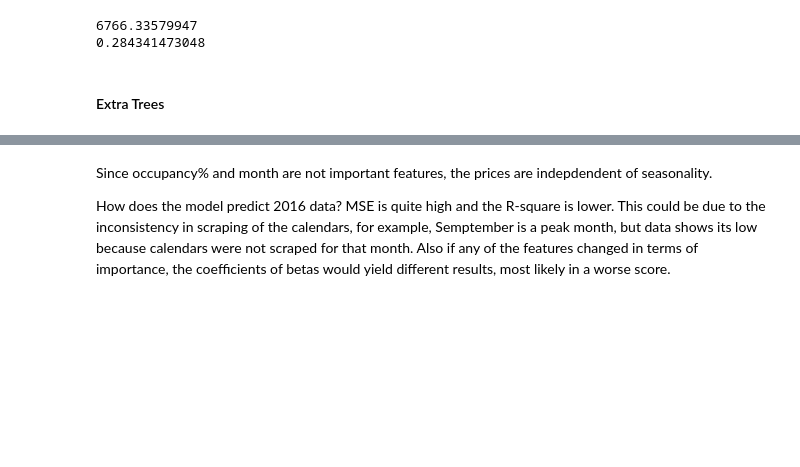
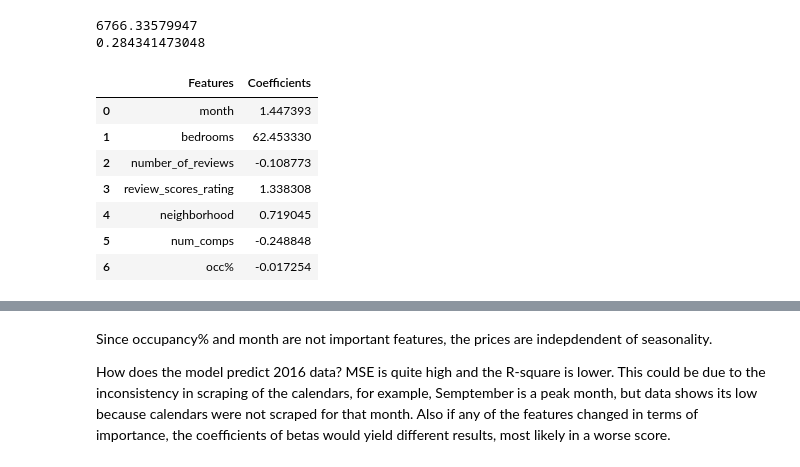
Before and after one commit to adalal80/GA-DSI, a Jupyter notebook: projects/projects-capstone/Final/Capstone-Predicting_Expected_Profit_STR.ipynb, the cells around one changed output, grey strips where cells are left out. Saved outputs shown, nothing was run; the diff lists cells and outputs as text; code cells hidden in the pictures; blank space fills up the shorter version.

```diff
--- a/projects/projects-capstone/Final/Capstone-Predicting_Expected_Profit_STR.ipynb
+++ b/projects/projects-capstone/Final/Capstone-Predicting_Expected_Profit_STR.ipynb
@@ -1135,5 +1153,14 @@ print r2_score(y_test,lm_pred)
 # %% [output]
 6766.33579947
 0.284341473048
-# %% [markdown]
-#### Extra Trees
+# %%
+pd.concat([pd.Series(X15.columns,name = 'Features'),pd.Series(lm.coef_,name='Coefficients')],axis=1)
+# %% [output]
+|  | Features | Coefficients |
+| 0 | month | 1.447393 |
+| 1 | bedrooms | 62.453330 |
+| 2 | number_of_reviews | -0.108773 |
+| 3 | review_scores_rating | 1.338308 |
+| 4 | neighborhood | 0.719045 |
+| 5 | num_comps | -0.248848 |
+| 6 | occ% | -0.017254 |
```
Also changed, not shown: parts of 16 cells of this notebook, 10 other files.
